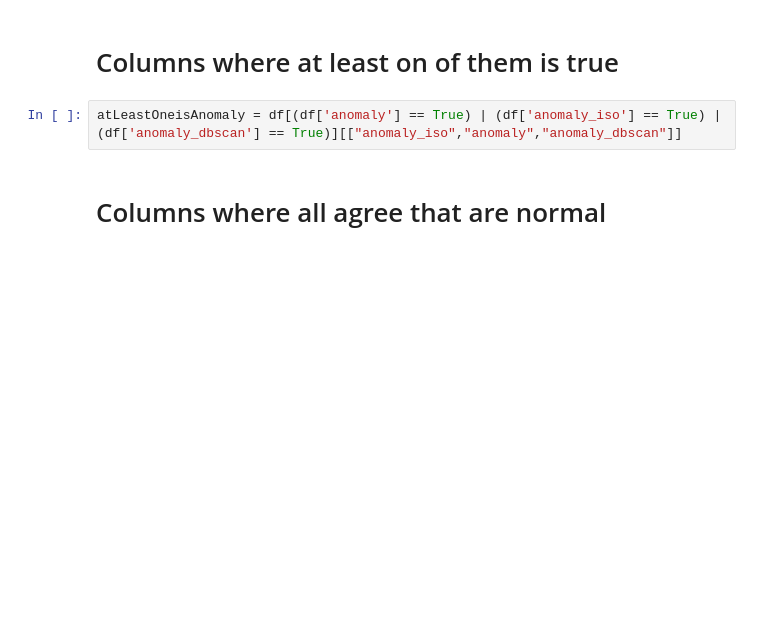
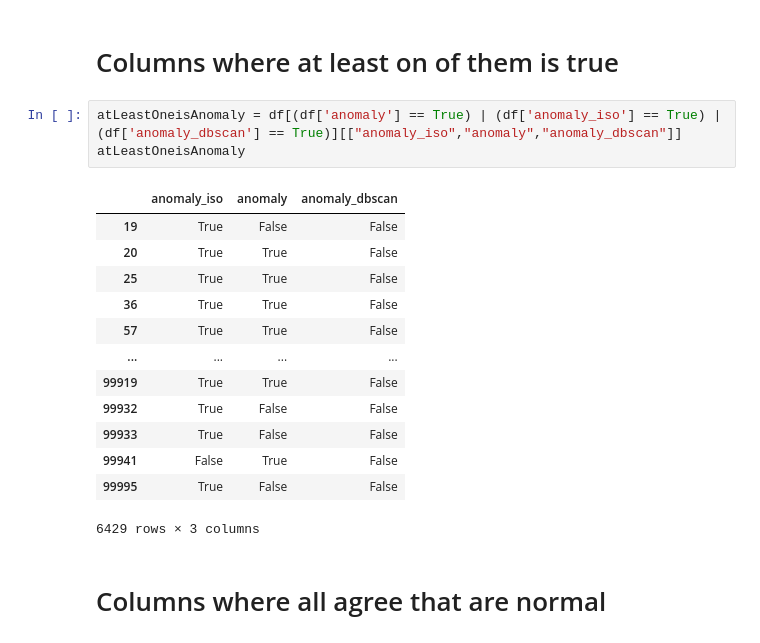
Before and after one commit to Panoskontos/EthereumTransactionsML, a Jupyter notebook: main.ipynb, the cells around one changed output. Saved outputs shown, nothing was run; the diff lists cells and outputs as text; blank space fills up the shorter version.

```diff
--- a/main.ipynb
+++ b/main.ipynb
@@ -782,6 +990,21 @@ allAlgorithmsAgreeAnomaly
 # Columns where at least on of them is true
 # %%
 atLeastOneisAnomaly = df[(df['anomaly'] == True) | (df['anomaly_iso'] == True) | (df['anomaly_dbscan'] == True)][["anomaly_iso","anomaly","anomaly_dbscan"]]
+atLeastOneisAnomaly
+# %% [output]
+|  | anomaly_iso | anomaly | anomaly_dbscan |
+| 19 | True | False | False |
+| 20 | True | True | False |
+| 25 | True | True | False |
+| 36 | True | True | False |
+| 57 | True | True | False |
+| ... | ... | ... | ... |
+| 99919 | True | True | False |
+| 99932 | True | False | False |
+| 99933 | True | False | False |
+| 99941 | False | True | False |
+| 99995 | True | False | False |
+6429 rows × 3 columns
 # %% [markdown]
 # Columns where all agree that are normal
 # %%
```
Also changed, not shown: parts of 39 cells of this notebook.
